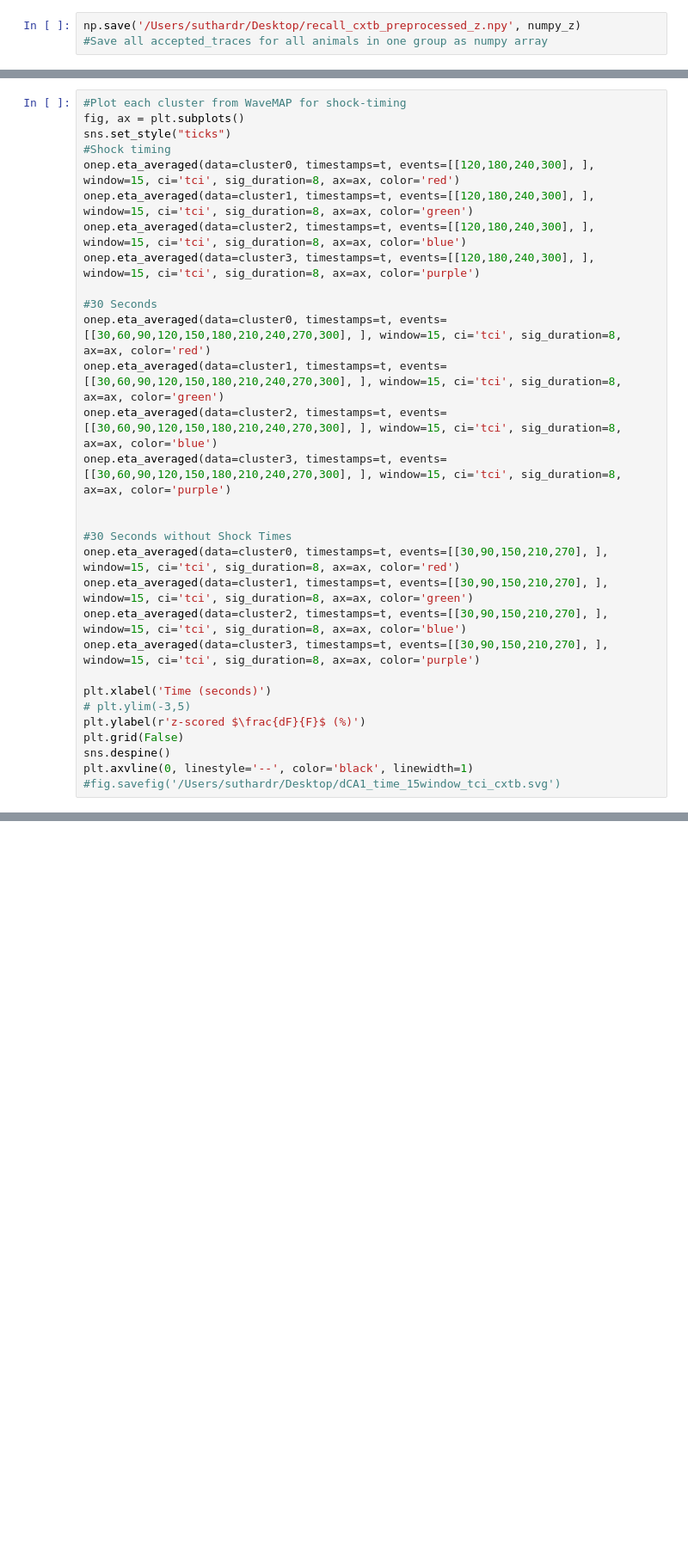
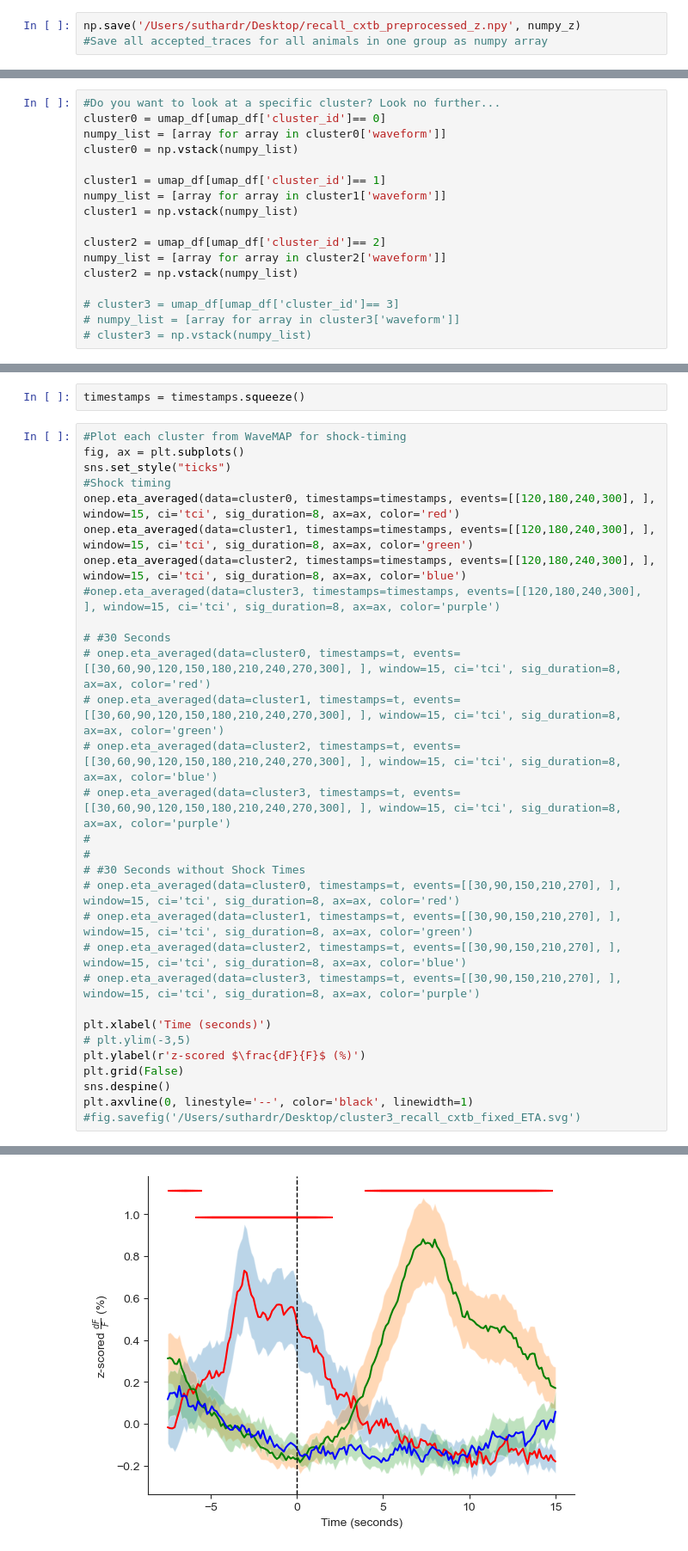
Before and after one commit to rsenne/dCA1_Paper, a Jupyter notebook: temporal_analysis.ipynb, the cells around one changed output, grey strips where cells are left out. Shown at 86% size. Saved outputs shown, nothing was run; the diff lists cells and outputs as text; blank space fills up the shorter version.

```diff
--- a/temporal_analysis.ipynb
+++ b/temporal_analysis.ipynb
@@ -106,3 +322,20 @@ cluster3 = np.load("/Users/suthardr/Desktop/cluster3_cxta_recall.npy")
+# %%
+#Do you want to look at a specific cluster? Look no further...
+cluster0 = umap_df[umap_df['cluster_id']== 0]
+numpy_list = [array for array in cluster0['waveform']]
+cluster0 = np.vstack(numpy_list)
+
+cluster1 = umap_df[umap_df['cluster_id']== 1]
+numpy_list = [array for array in cluster1['waveform']]
+cluster1 = np.vstack(numpy_list)
+
+cluster2 = umap_df[umap_df['cluster_id']== 2]
+numpy_list = [array for array in cluster2['waveform']]
+cluster2 = np.vstack(numpy_list)
+
+# cluster3 = umap_df[umap_df['cluster_id']== 3]
+# numpy_list = [array for array in cluster3['waveform']]
+# cluster3 = np.vstack(numpy_list)
 # %%
 #Cut off at 3303 indices (~330 seconds)
 cluster1 = cluster1[:,:3303]
@@ -115,25 +348,27 @@ cluster3 = cluster3[:,:3303]
+# %%
+timestamps = timestamps.squeeze()
 # %%
 #Plot each cluster from WaveMAP for shock-timing
 fig, ax = plt.subplots()
 sns.set_style("ticks")
 #Shock timing
-onep.eta_averaged(data=cluster0, timestamps=t, events=[[120,180,240,300], ], window=15, ci='tci', sig_duration=8, ax=ax, color='red')
-onep.eta_averaged(data=cluster1, timestamps=t, events=[[120,180,240,300], ], window=15, ci='tci', sig_duration=8, ax=ax, color='green')
-onep.eta_averaged(data=cluster2, timestamps=t, events=[[120,180,240,300], ], window=15, ci='tci', sig_duration=8, ax=ax, color='blue')
-onep.eta_averaged(data=cluster3, timestamps=t, events=[[120,180,240,300], ], window=15, ci='tci', sig_duration=8, ax=ax, color='purple')
+onep.eta_averaged(data=cluster0, timestamps=timestamps, events=[[120,180,240,300], ], window=15, ci='tci', sig_duration=8, ax=ax, color='red')
+onep.eta_averaged(data=cluster1, timestamps=timestamps, events=[[120,180,240,300], ], window=15, ci='tci', sig_duration=8, ax=ax, color='green')
+onep.eta_averaged(data=cluster2, timestamps=timestamps, events=[[120,180,240,300], ], window=15, ci='tci', sig_duration=8, ax=ax, color='blue')
+#onep.eta_averaged(data=cluster3, timestamps=timestamps, events=[[120,180,240,300], ], window=15, ci='tci', sig_duration=8, ax=ax, color='purple')
 
-#30 Seconds
-onep.eta_averaged(data=cluster0, timestamps=t, events=[[30,60,90,120,150,180,210,240,270,300], ], window=15, ci='tci', sig_duration=8, ax=ax, color='red')
-onep.eta_averaged(data=cluster1, timestamps=t, events=[[30,60,90,120,150,180,210,240,270,300], ], window=15, ci='tci', sig_duration=8, ax=ax, color='green')
-onep.eta_averaged(data=cluster2, timestamps=t, events=[[30,60,90,120,150,180,210,240,270,300], ], window=15, ci='tci', sig_duration=8, ax=ax, color='blue')
-onep.eta_averaged(data=cluster3, timestamps=t, events=[[30,60,90,120,150,180,210,240,270,300], ], window=15, ci='tci', sig_duration=8, ax=ax, color='purple')
-
-
-#30 Seconds without Shock Times
-onep.eta_averaged(data=cluster0, timestamps=t, events=[[30,90,150,210,270], ], window=15, ci='tci', sig_duration=8, ax=ax, color='red')
-onep.eta_averaged(data=cluster1, timestamps=t, events=[[30,90,150,210,270], ], window=15, ci='tci', sig_duration=8, ax=ax, color='green')
-onep.eta_averaged(data=cluster2, timestamps=t, events=[[30,90,150,210,270], ], window=15, ci='tci', sig_duration=8, ax=ax, color='blue')
-onep.eta_averaged(data=cluster3, timestamps=t, events=[[30,90,150,210,270], ], window=15, ci='tci', sig_duration=8, ax=ax, color='purple')
+# #30 Seconds
+# onep.eta_averaged(data=cluster0, timestamps=t, events=[[30,60,90,120,150,180,210,240,270,300], ], window=15, ci='tci', sig_duration=8, ax=ax, color='red')
+# onep.eta_averaged(data=cluster1, timestamps=t, events=[[30,60,90,120,150,180,210,240,270,300], ], window=15, ci='tci', sig_duration=8, ax=ax, color='green')
+# onep.eta_averaged(data=cluster2, timestamps=t, events=[[30,60,90,120,150,180,210,240,270,300], ], window=15, ci='tci', sig_duration=8, ax=ax, color='blue')
+# onep.eta_averaged(data=cluster3, timestamps=t, events=[[30,60,90,120,150,180,210,240,270,300], ], window=15, ci='tci', sig_duration=8, ax=ax, color='purple')
+#
+#
+# #30 Seconds without Shock Times
+# onep.eta_averaged(data=cluster0, timestamps=t, events=[[30,90,150,210,270], ], window=15, ci='tci', sig_duration=8, ax=ax, color='red')
+# onep.eta_averaged(data=cluster1, timestamps=t, events=[[30,90,150,210,270], ], window=15, ci='tci', sig_duration=8, ax=ax, color='green')
+# onep.eta_averaged(data=cluster2, timestamps=t, events=[[30,90,150,210,270], ], window=15, ci='tci', sig_duration=8, ax=ax, color='blue')
+# onep.eta_averaged(data=cluster3, timestamps=t, events=[[30,90,150,210,270], ], window=15, ci='tci', sig_duration=8, ax=ax, color='purple')
 
 plt.xlabel('Time (seconds)')
 # plt.ylim(-3,5)
@@ -141,4 +376,5 @@ plt.ylabel(r'z-scored $\frac{dF}{F}$ (%)')
 plt.grid(False)
 sns.despine()
 plt.axvline(0, linestyle='--', color='black', linewidth=1)
-#fig.savefig('/Users/suthardr/Desktop/dCA1_time_15window_tci_cxtb.svg')
+#fig.savefig('/Users/suthardr/Desktop/cluster3_recall_cxtb_fixed_ETA.svg')
+# %% [output]
@@ -144,0 +382 @@ plt.axvline(0, linestyle='--', color='black', linewidth=1)
+[figure, added]
```
Also changed, not shown: parts of 21 cells of this notebook, 7 other files.
